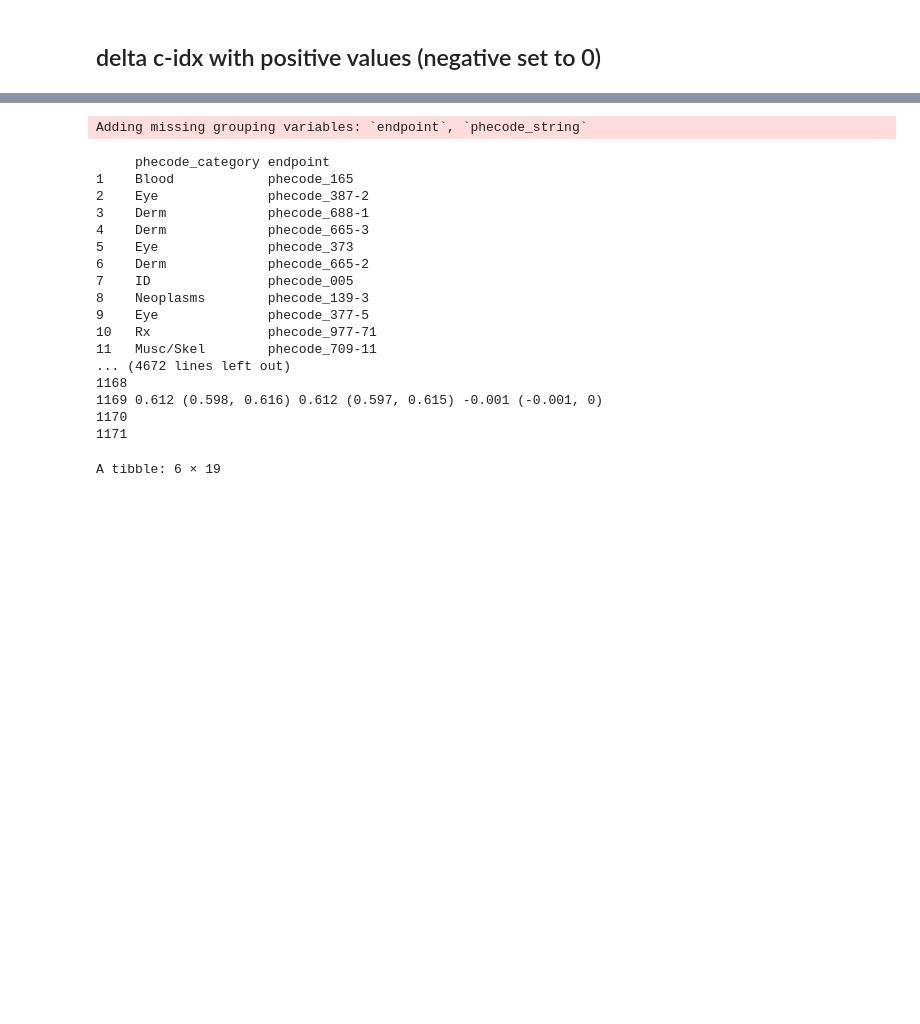
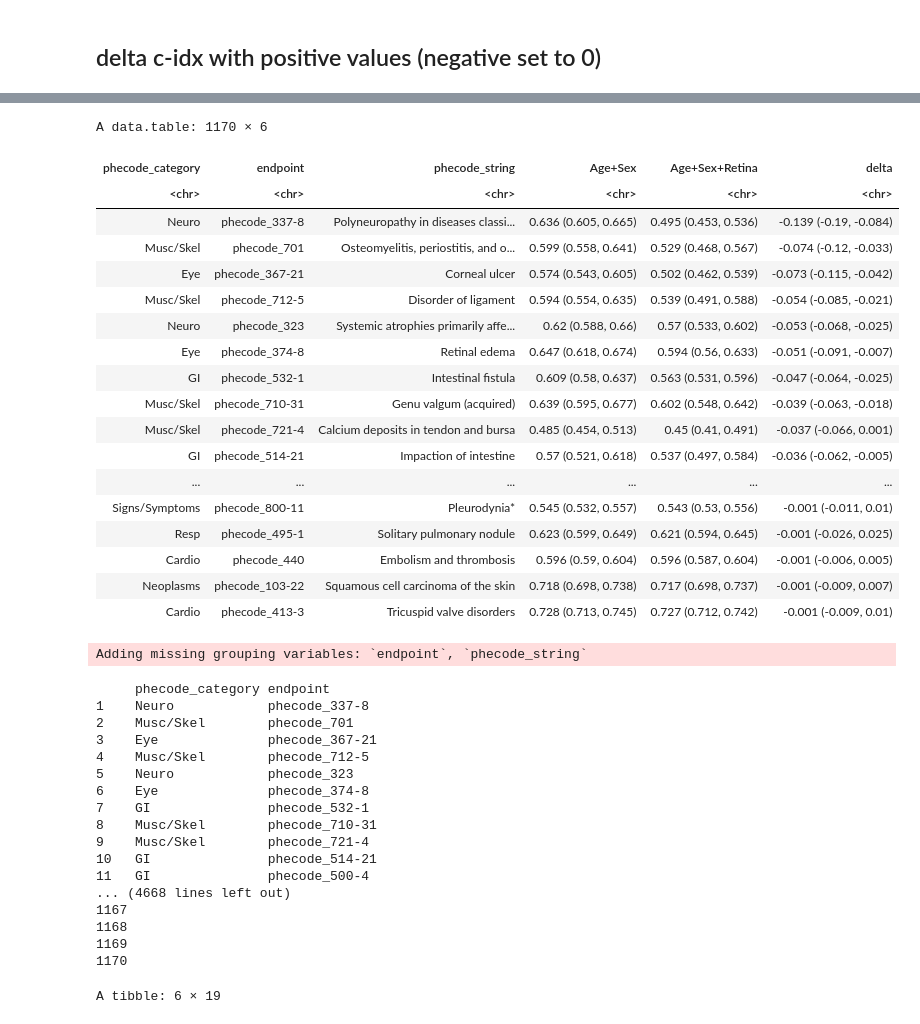
Before and after one commit to JakobSteinfeldt/23_retina_epic, a Jupyter notebook: 2_figures/Figure3_Discrimination_phenome.ipynb, the cells around one changed output, grey strips where cells are left out. Saved outputs shown, nothing was run; the diff lists cells and outputs as text; code cells hidden in the pictures; blank space fills up the shorter version.

```diff
--- a/2_figures/Figure3_Discrimination_phenome.ipynb
+++ b/2_figures/Figure3_Discrimination_phenome.ipynb
@@ -401,6 +360,26 @@ Warning message in grid.Call.graphics(C_text, as.graphicsAnnot(x$label), x$x, x$
 # %%
-ukb = fread("SupplTables - ST4_ DiscriminativePerformaceAllEndpoints.csv")
+ukb = fread("ST4_Discrimination_UKB.csv")
 ukb
+# %% [output]
+A data.table: 1170 × 6
+| phecode_category | endpoint | phecode_string | Age+Sex | Age+Sex+Retina | delta |
+| <chr> | <chr> | <chr> | <chr> | <chr> | <chr> |
+| Neuro | phecode_337-8 | Polyneuropathy in diseases classi... | 0.636 (0.605, 0.665) | 0.495 (0.453, 0.536) | -0.139 (-0.19, -0.084) |
+| Musc/Skel | phecode_701 | Osteomyelitis, periostitis, and o... | 0.599 (0.558, 0.641) | 0.529 (0.468, 0.567) | -0.074 (-0.12, -0.033) |
+| Eye | phecode_367-21 | Corneal ulcer | 0.574 (0.543, 0.605) | 0.502 (0.462, 0.539) | -0.073 (-0.115, -0.042) |
+| Musc/Skel | phecode_712-5 | Disorder of ligament | 0.594 (0.554, 0.635) | 0.539 (0.491, 0.588) | -0.054 (-0.085, -0.021) |
+| Neuro | phecode_323 | Systemic atrophies primarily affe... | 0.62 (0.588, 0.66) | 0.57 (0.533, 0.602) | -0.053 (-0.068, -0.025) |
+| Eye | phecode_374-8 | Retinal edema | 0.647 (0.618, 0.674) | 0.594 (0.56, 0.633) | -0.051 (-0.091, -0.007) |
+| GI | phecode_532-1 | Intestinal fistula | 0.609 (0.58, 0.637) | 0.563 (0.531, 0.596) | -0.047 (-0.064, -0.025) |
+| Musc/Skel | phecode_710-31 | Genu valgum (acquired) | 0.639 (0.595, 0.677) | 0.602 (0.548, 0.642) | -0.039 (-0.063, -0.018) |
+| Musc/Skel | phecode_721-4 | Calcium deposits in tendon and bursa | 0.485 (0.454, 0.513) | 0.45 (0.41, 0.491) | -0.037 (-0.066, 0.001) |
+| GI | phecode_514-21 | Impaction of intestine | 0.57 (0.521, 0.618) | 0.537 (0.497, 0.584) | -0.036 (-0.062, -0.005) |
+| ... | ... | ... | ... | ... | ... |
+| Signs/Symptoms | phecode_800-11 | Pleurodynia* | 0.545 (0.532, 0.557) | 0.543 (0.53, 0.556) | -0.001 (-0.011, 0.01) |
+| Resp | phecode_495-1 | Solitary pulmonary nodule | 0.623 (0.599, 0.649) | 0.621 (0.594, 0.645) | -0.001 (-0.026, 0.025) |
+| Cardio | phecode_440 | Embolism and thrombosis | 0.596 (0.59, 0.604) | 0.596 (0.587, 0.604) | -0.001 (-0.006, 0.005) |
+| Neoplasms | phecode_103-22 | Squamous cell carcinoma of the skin | 0.718 (0.698, 0.738) | 0.717 (0.698, 0.737) | -0.001 (-0.009, 0.007) |
+| Cardio | phecode_413-3 | Tricuspid valve disorders | 0.728 (0.713, 0.745) | 0.727 (0.712, 0.742) | -0.001 (-0.009, 0.01) |
 # %%
 epic_agg <- benchmark_endpoints %>%
   filter(score %in% scores_plot) %>%
@@ -433,22 +412,22 @@ st4_clean <- st4 %>%
 st4_clean
 # %% [output]
      phecode_category endpoint
-1    Blood            phecode_165
-2    Eye              phecode_387-2
-3    Derm             phecode_688-1
-4    Derm             phecode_665-3
-5    Eye              phecode_373
-6    Derm             phecode_665-2
-7    ID               phecode_005
-8    Neoplasms        phecode_139-3
-9    Eye              phecode_377-5
-10   Rx               phecode_977-71
-11   Musc/Skel        phecode_709-11
-... (4672 lines left out)
+1    Neuro            phecode_337-8
+2    Musc/Skel        phecode_701
+3    Eye              phecode_367-21
+4    Musc/Skel        phecode_712-5
+5    Neuro            phecode_323
+6    Eye              phecode_374-8
+7    GI               phecode_532-1
+8    Musc/Skel        phecode_710-31
+9    Musc/Skel        phecode_721-4
+10   GI               phecode_514-21
+11   GI               phecode_500-4
+... (4668 lines left out)
+1167
 1168
-1169 0.612 (0.598, 0.616) 0.612 (0.597, 0.615) -0.001 (-0.001, 0)
+1169
 1170
-1171
 # %%
 st4_clean %>% write_csv("outputs/SupplTable4_ukbepic_merged.csv")
 # %%
```
Also changed, not shown: parts of 10 cells of this notebook, 43 other files.
